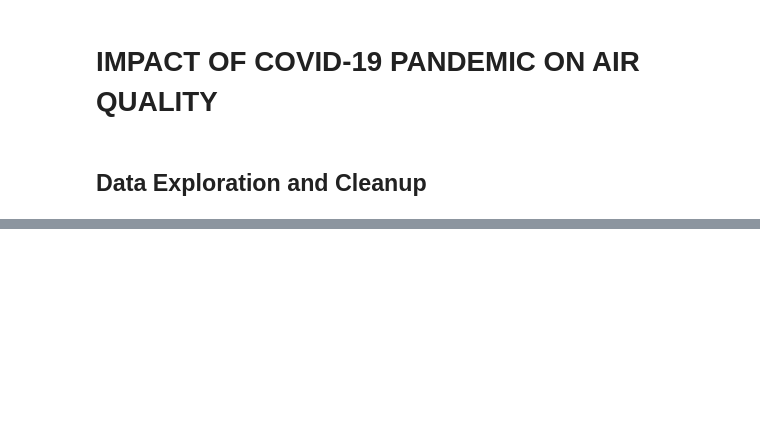
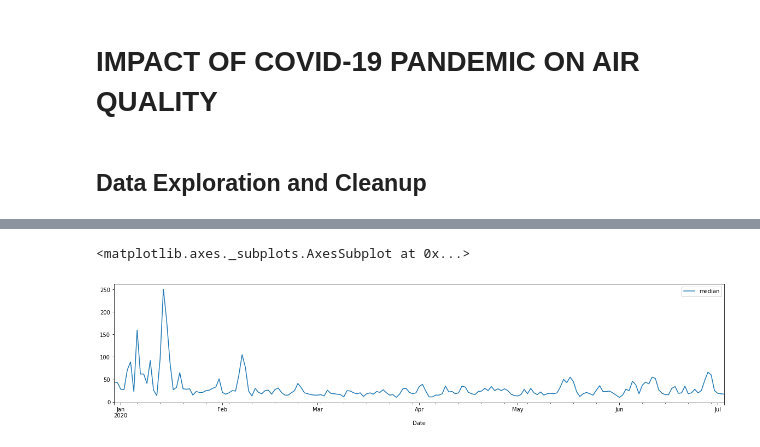
Before and after one commit to poojaisabelle/Project-One, a Jupyter notebook: data_exploration_cleanup_TRACEY.ipynb, the cells around one changed output, grey strips where cells are left out. Saved outputs shown, nothing was run; the diff lists cells and outputs as text; code cells hidden in the pictures; blank space fills up the shorter version.

Commit message:
Plot pm2.5 Melbourne 2020H1

```diff
--- a/data_exploration_cleanup_TRACEY.ipynb
+++ b/data_exploration_cleanup_TRACEY.ipynb
@@ -4,0 +126,3 @@
+# %%
+df2020 = df_dict["df2020"]
+df2020.head()
@@ -4,0 +157,2 @@
+# %%
+df2020["Date"] = pd.to_datetime(df2020["Date"], format="%d/%m/%Y")
@@ -4,0 +225,3 @@
+# %%
+df_melbourne_2020 = df2020[df2020["City"]=="Melbourne"]
+df_melbourne_2020
@@ -4,0 +248,3 @@
+# %%
+df_melbourne_2020_pm25 = df_melbourne_2020[df_melbourne_2020["Specie"]=="pm25"].sort_values("Date")
+df_melbourne_2020_pm25
@@ -4,0 +280,5 @@
+# %%
+df_melbourne_2020_pm25.plot(x="Date", y="median", figsize=(20, 4))
+# %% [output]
+<matplotlib.axes._subplots.AxesSubplot at 0x...>
+[figure, added]
```
Also changed, not shown: parts of 26 cells of this notebook, 9 other files.
